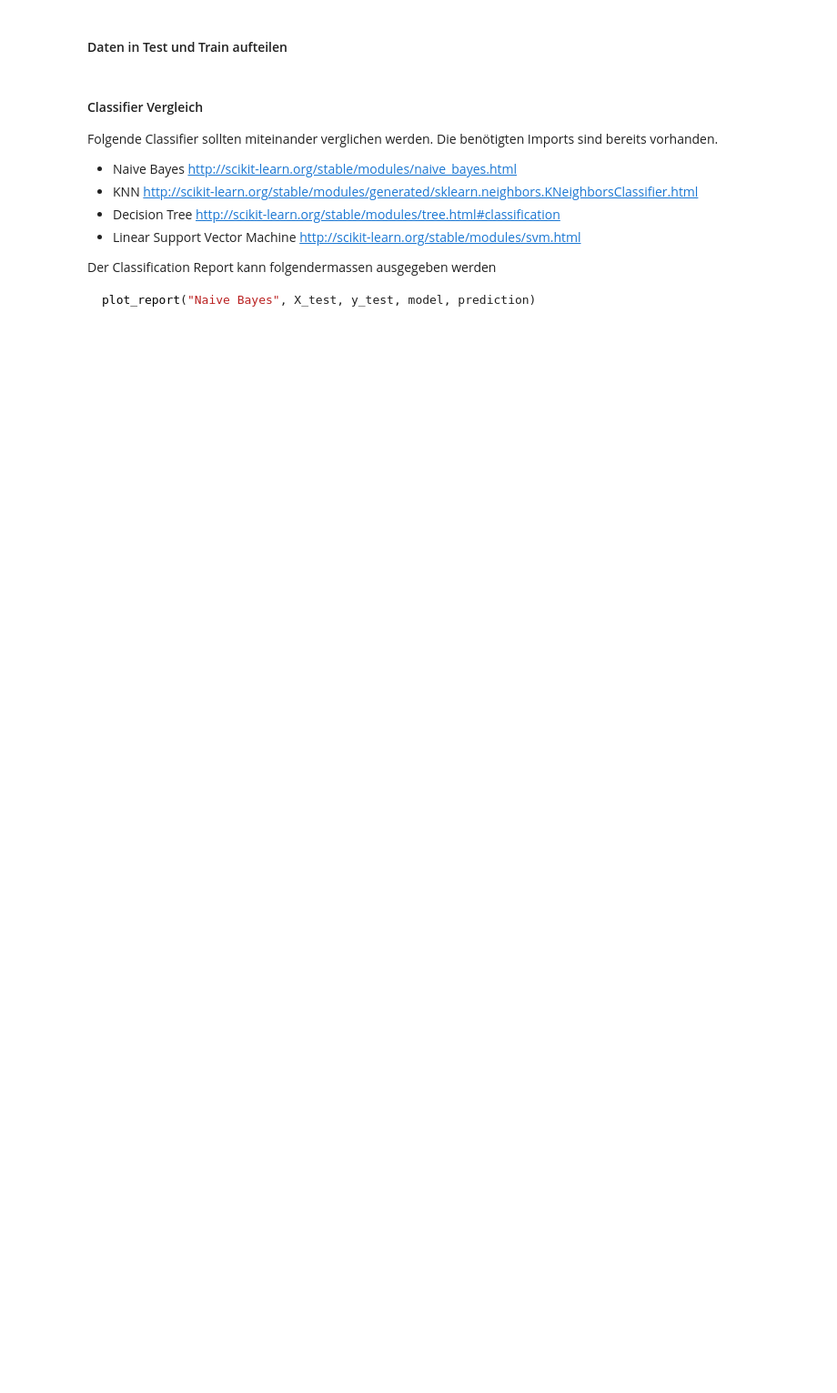
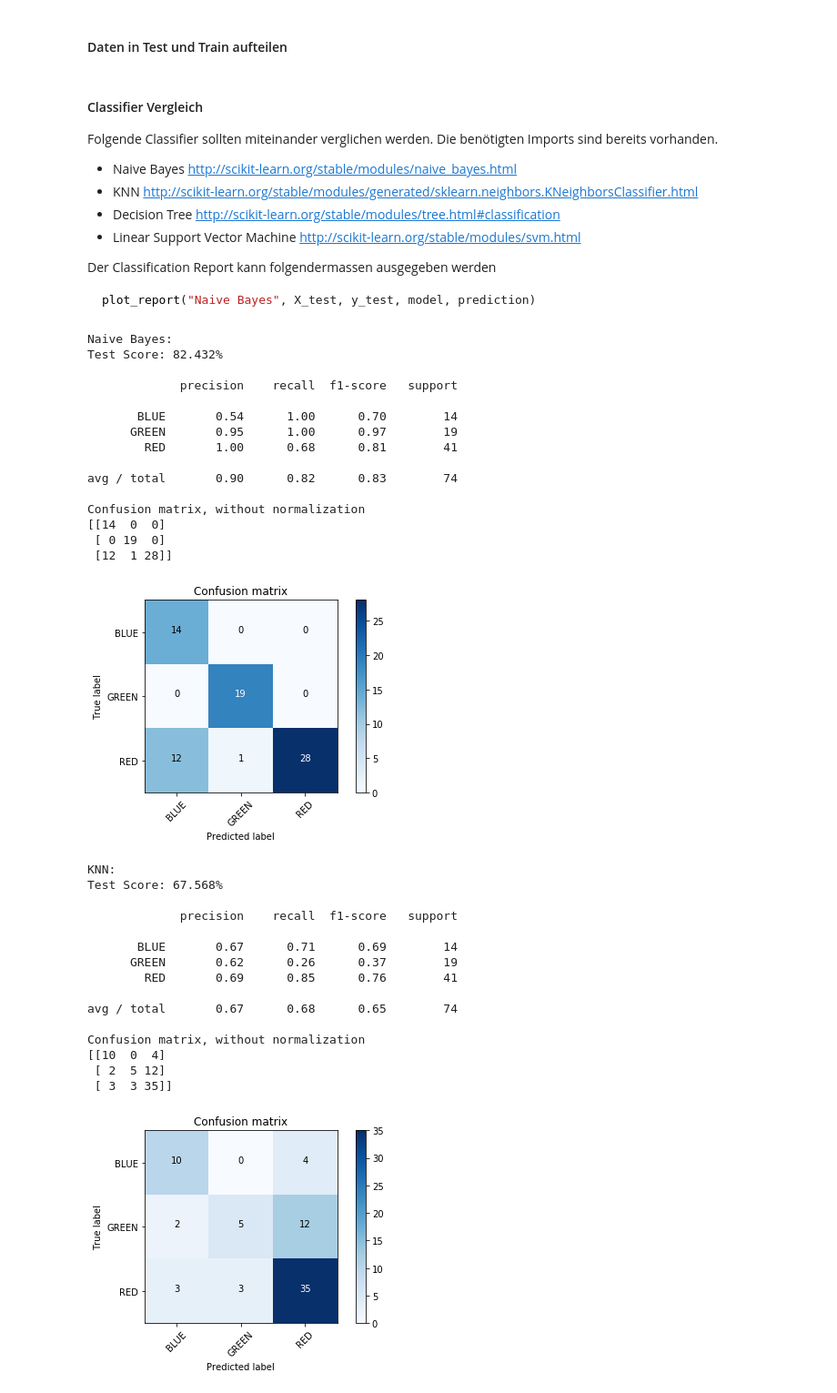
Before and after one commit to huli/academy-2018, a Jupyter notebook: classification/product-classification.ipynb, the cells around one changed output. Shown at 91% size. Drawn from its saved outputs; the diff is of its cells as text; code cells hidden in the pictures; blank space fills up the shorter version.

```diff
--- a/classification/product-classification.ipynb
+++ b/classification/product-classification.ipynb
@@ -84,0 +129,57 @@ plot_report("Naive Bayes", X_test, y_test, model, prediction)
+# %%
+names = ["Naive Bayes",
+         "KNN",
+         "Random Forest",
+         "Decision Tree",
+         "Linear SVM",
+         "RBF SVM"]
+
+classifiers = [GaussianNB(),
+               KNeighborsClassifier(n_neighbors=3),
+               RandomForestClassifier(random_state=0, max_depth=3),
+               DecisionTreeClassifier(max_depth=3),
+               SVC(kernel="linear", C=0.025),
+               SVC(gamma=2, C=1)]
+
+for name, clf in zip(names, classifiers):
+    clf_model = clf.fit(X_train, y_train)
+    clf_pred = clf.predict(X_test)
+    plot_report(name, X_test, y_test, clf_model, clf_pred)
+
+    cnf_matrix = confusion_matrix(y_test, clf_pred)
+    plt.figure()
+    plot_confusion_matrix(cnf_matrix, np.unique(labels))
+    plt.show()
+# %% [output]
+Naive Bayes:
+Test Score: 82.432%
+
+             precision    recall  f1-score   support
+
+       BLUE       0.54      1.00      0.70        14
+      GREEN       0.95      1.00      0.97        19
+        RED       1.00      0.68      0.81        41
+
+avg / total       0.90      0.82      0.83        74
+
+Confusion matrix, without normalization
+[[14  0  0]
+ [ 0 19  0]
+ [12  1 28]]
+[figure, added]
+KNN:
+Test Score: 67.568%
+
+             precision    recall  f1-score   support
+
+       BLUE       0.67      0.71      0.69        14
+      GREEN       0.62      0.26      0.37        19
+        RED       0.69      0.85      0.76        41
+
+avg / total       0.67      0.68      0.65        74
+
+Confusion matrix, without normalization
+[[10  0  4]
+ [ 2  5 12]
+ [ 3  3 35]]
+[figure, added]
```
Also changed, not shown: parts of 9 cells of this notebook.
